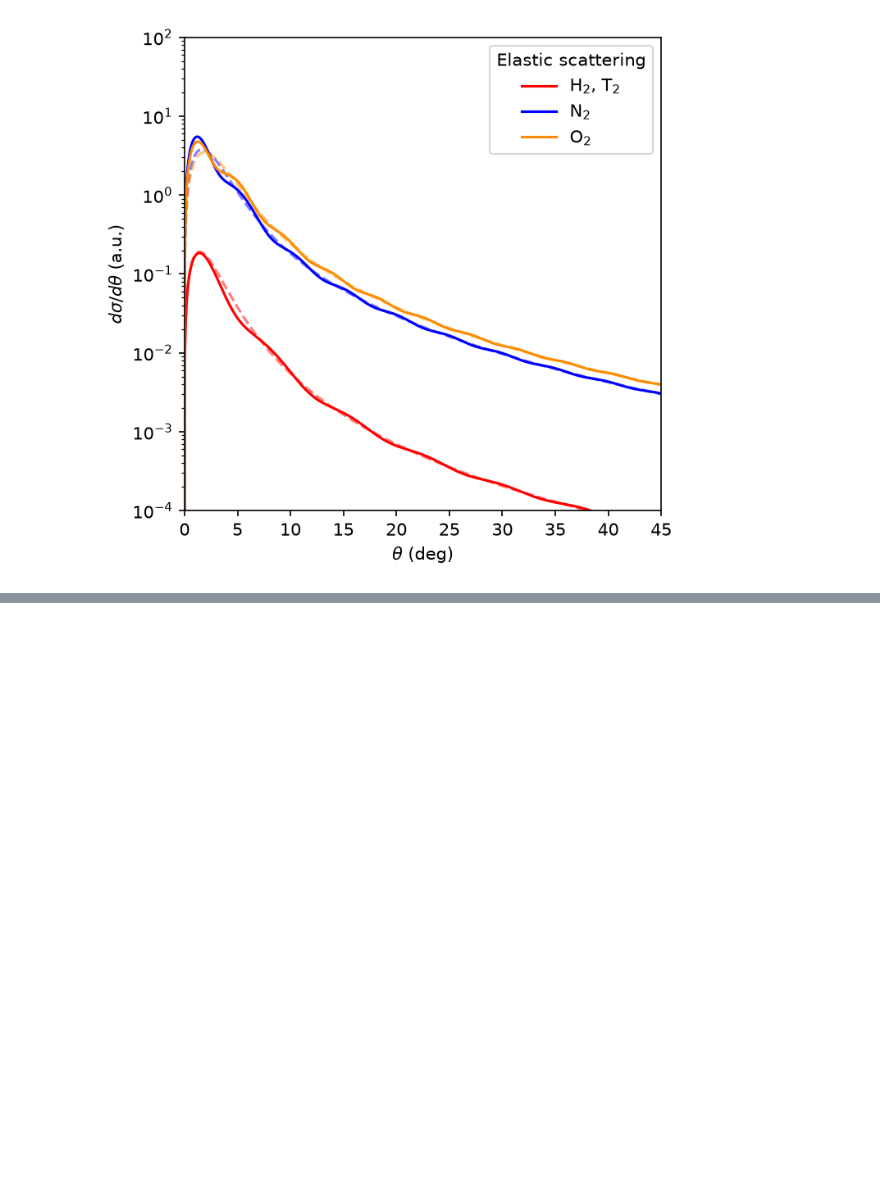
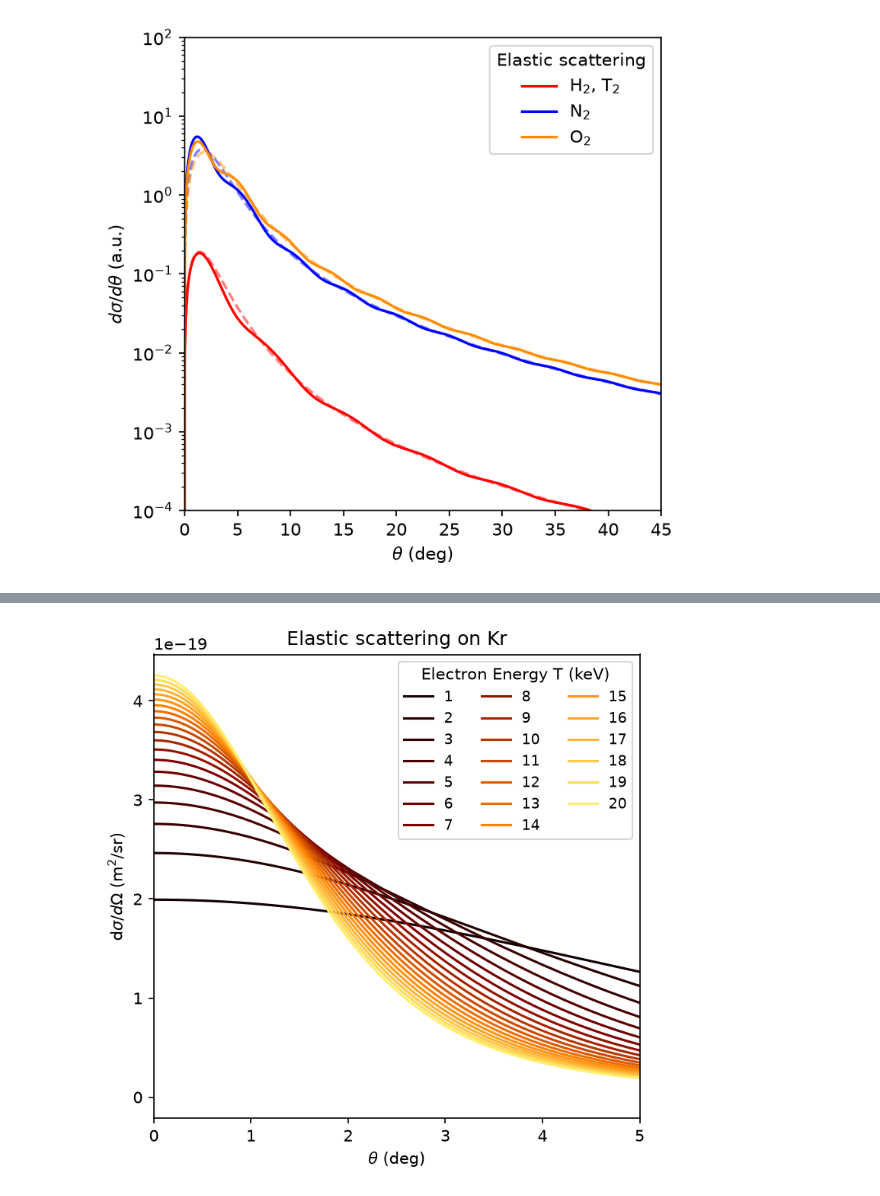
Before and after one commit to benjpjones/Project8ElectronScattering, a Jupyter notebook: PlotElastic.ipynb, the cells around one changed output, grey strips where cells are left out. Cells and saved outputs as stored; diff of their text form; code cells hidden in the pictures; blank space fills up the shorter version.

```diff
--- a/PlotElastic.ipynb
+++ b/PlotElastic.ipynb
@@ -67,0 +95,28 @@ SyntaxError: unterminated string literal (detected at line 1) (136395866.py, lin
+# %%
+filename="./Data/Elastic/AngleTables/Kr_DCS_1-20keV.csv"
+f=open(filename,'r')
+lines=f.readlines()
+f.close()
+ci=0
+for line in lines:
+    if("theta_deg" in line):
+        break
+    ci=ci+1
+dat_Kr_angle=pd.read_csv("./Data/Elastic/AngleTables/Kr_DCS_1-20keV.csv",skiprows=ci)
+# %%
+plt.figure(figsize=(5,5),dpi=150)
+colormap=plt.get_cmap("afmhot")
+for c in dat_Kr_angle.columns:
+    if "DCS" in c:
+        if not("." in c):
+            label=c.split("_")[1][0:-3]
+            plt.plot(dat_Kr_angle.theta_deg,dat_Kr_angle[c]*1e-4,label=label,color=colormap((int(label))/28))
+plt.xlim(0,5)
+plt.ylabel(r"d$\sigma/d\Omega$ (m$^2$/sr)")
+plt.xlabel(r"$\theta$ (deg)")
+plt.legend(loc='upper right',ncol=3,title='Electron Energy T (keV)',fontsize=9)
+plt.title("Elastic scattering on Kr")
+plt.tight_layout()
+plt.savefig("Plots/Kr_Angular.png",dpi=150,bbox_inches='tight')
+# %% [output]
+[figure, added]
```
Also changed, not shown: parts of 4 cells of this notebook, 18 other files.
